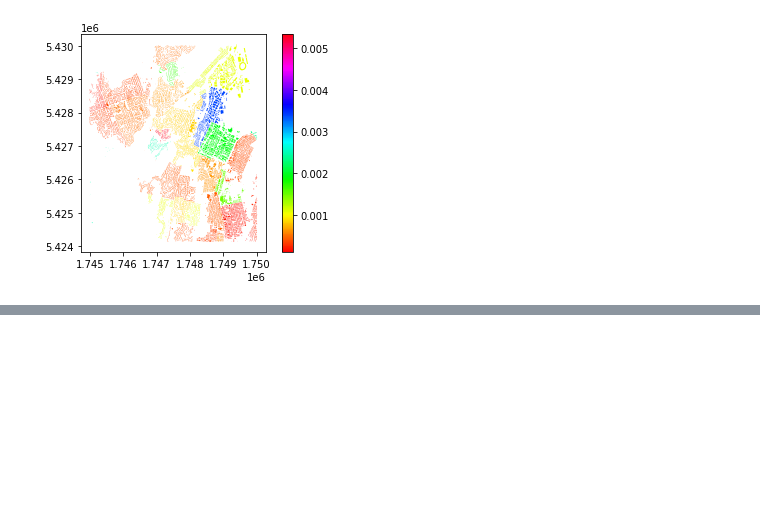
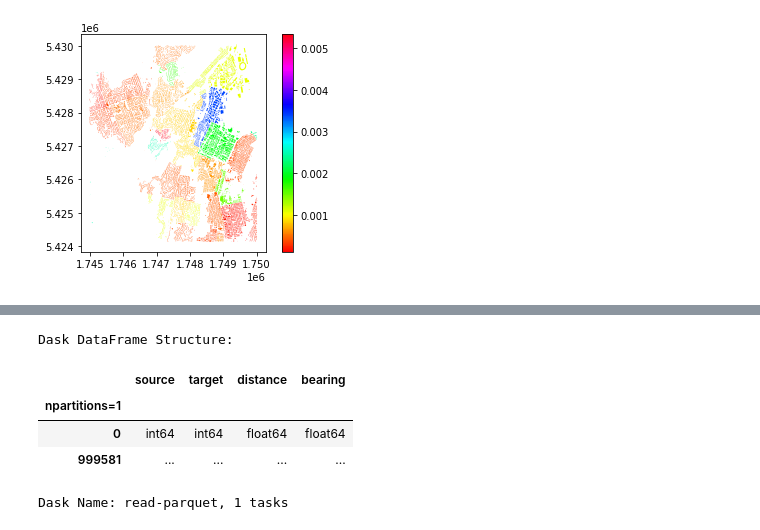
Before and after one commit to 37stu37/FFE, a Jupyter notebook: edge_numba_Dask.ipynb, the cells around one changed output, grey strips where cells are left out. Drawn from its saved outputs; the diff is of its cells as text; code cells hidden in the pictures; blank space fills up the shorter version.

Commit message:
export to parquet = much faster!

```diff
--- a/edge_numba_Dask.ipynb
+++ b/edge_numba_Dask.ipynb
@@ -215,0 +206,10 @@ d
+# %%
+ddf = dd.read_parquet(os.path.join(path_output, 'dask_edge_list', 'edge_data.parquet'), engine='pyarrow')
+ddf.head()
+# %% [output]
+Dask DataFrame Structure:
+|  | source | target | distance | bearing |
+| npartitions=1 |  |  |  |  |
+| 0 | int64 | int64 | float64 | float64 |
+| 999581 | ... | ... | ... | ... |
+Dask Name: read-parquet, 1 tasks
```
Also changed, not shown: parts of 12 cells of this notebook.
